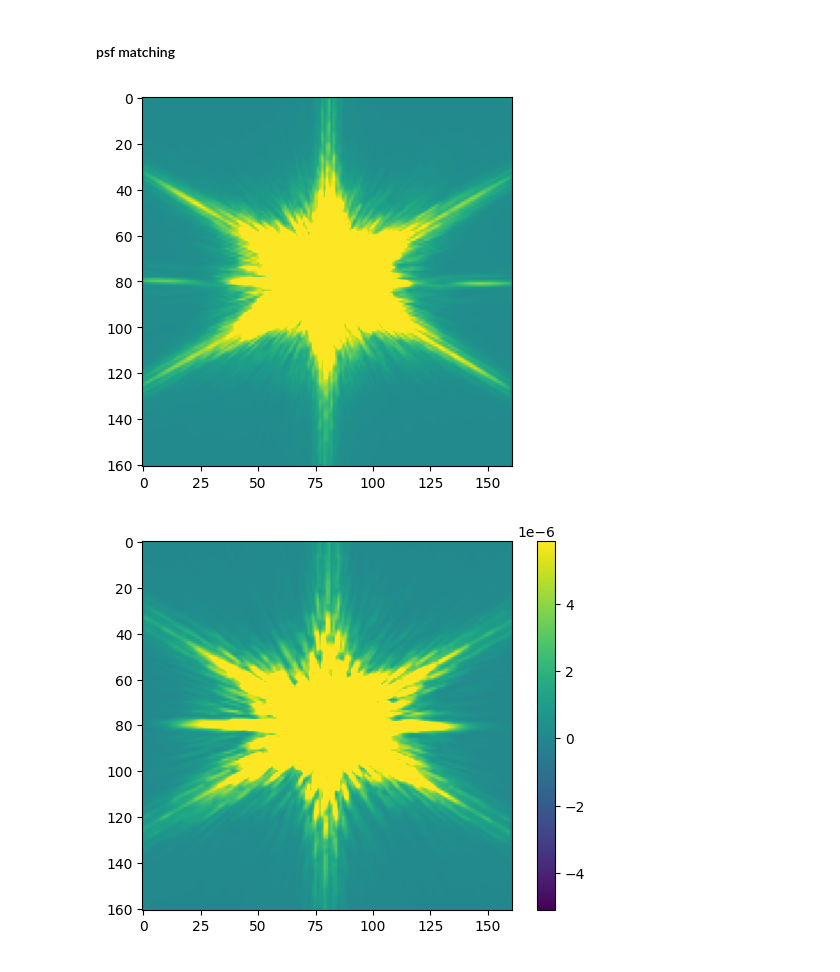
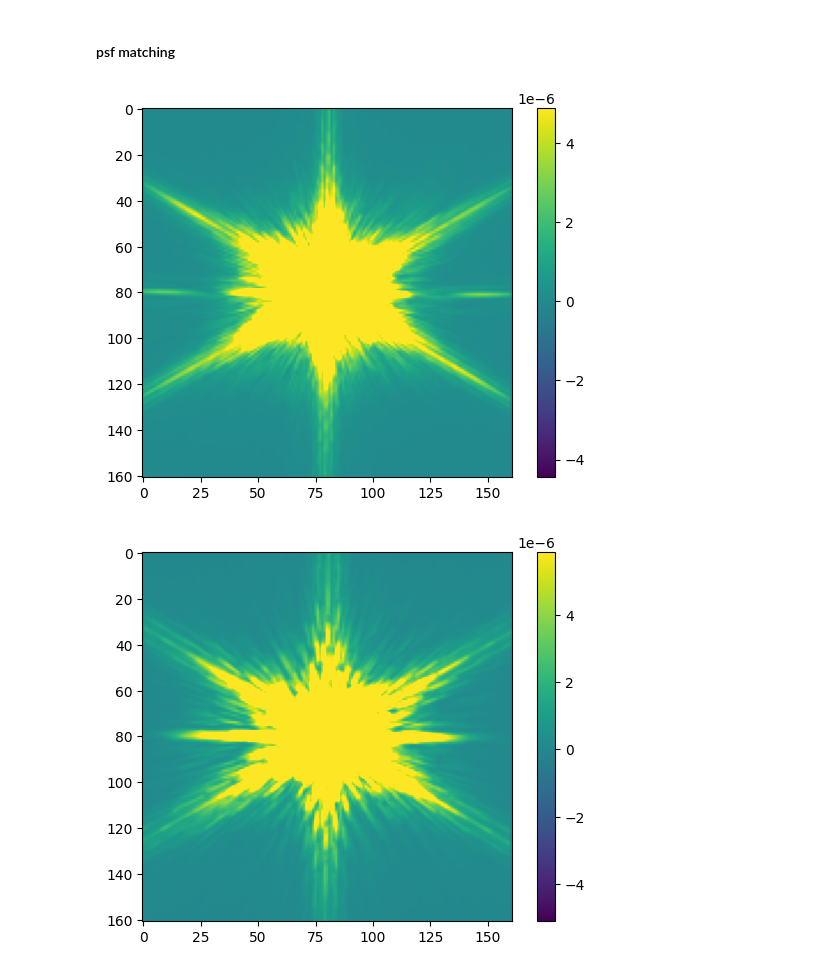
Before and after one commit to aswinsuresh24/jwst123, a Jupyter notebook: jwst_mosaic.ipynb, the cells around one changed output. Saved outputs shown, nothing was run; the diff lists cells and outputs as text; code cells hidden in the pictures.

```diff
--- a/jwst_mosaic.ipynb
+++ b/jwst_mosaic.ipynb
@@ -424,10 +426,11 @@ psf_f150 = nrc.calc_psf(oversample=ovs, fov_pixels=fov)
 # %%
 psf_dat = psf_f090[3].data
 _, pmed, pstd = scs(psf_dat, sigma = 3.0)
 plt.imshow(psf_dat, vmin = pmed - 3*pstd, vmax = pmed + 3*pstd)
+plt.colorbar()
 plt.show()
 # %% [output]
-[figure, old version]
+[figure, new version]
 # %%
 psf_dat = psf_f150[3].data
 _, pmed, pstd = scs(psf_dat, sigma = 3.0)
```
Also changed, not shown: parts of 6 cells of this notebook.
